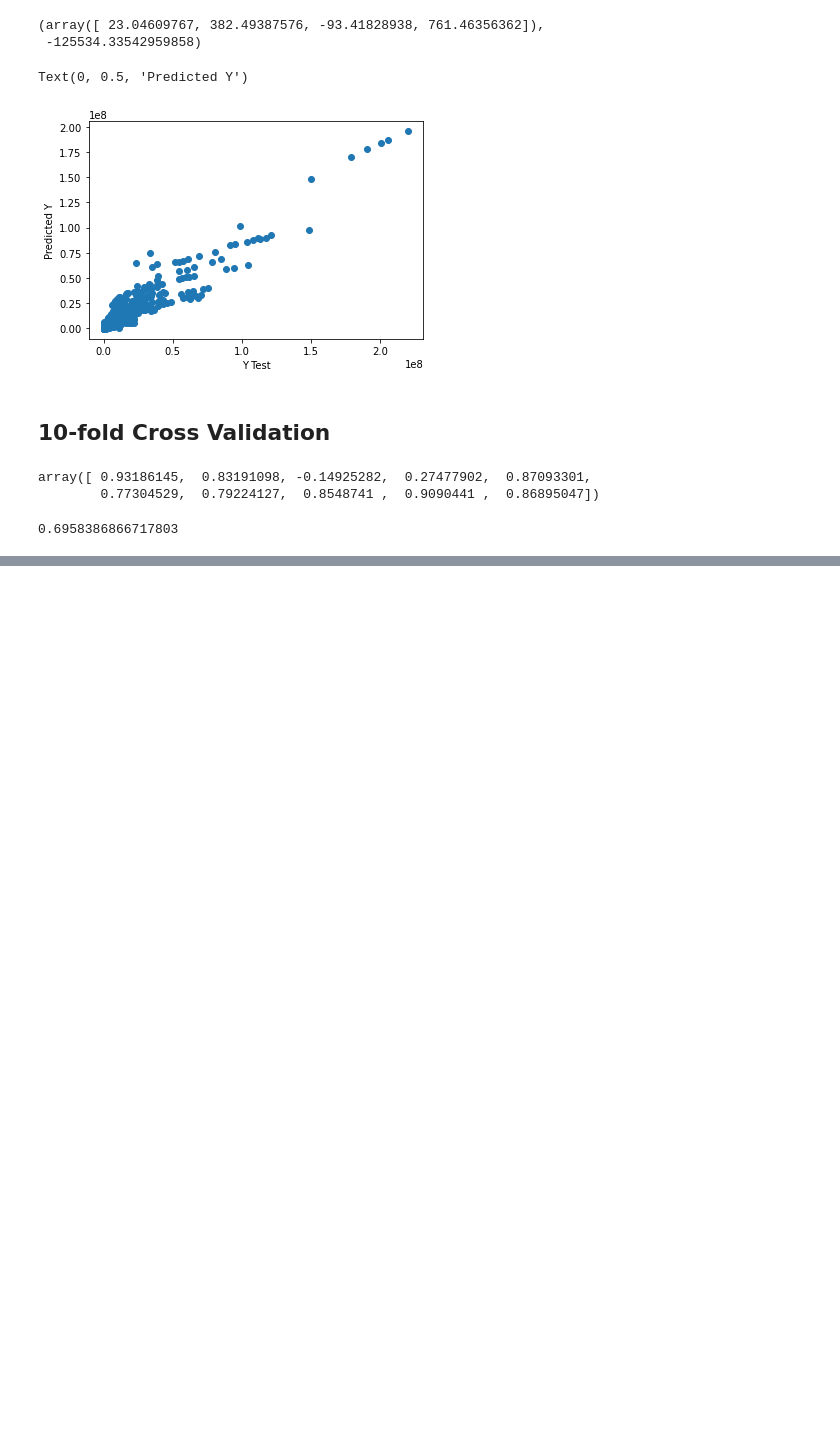
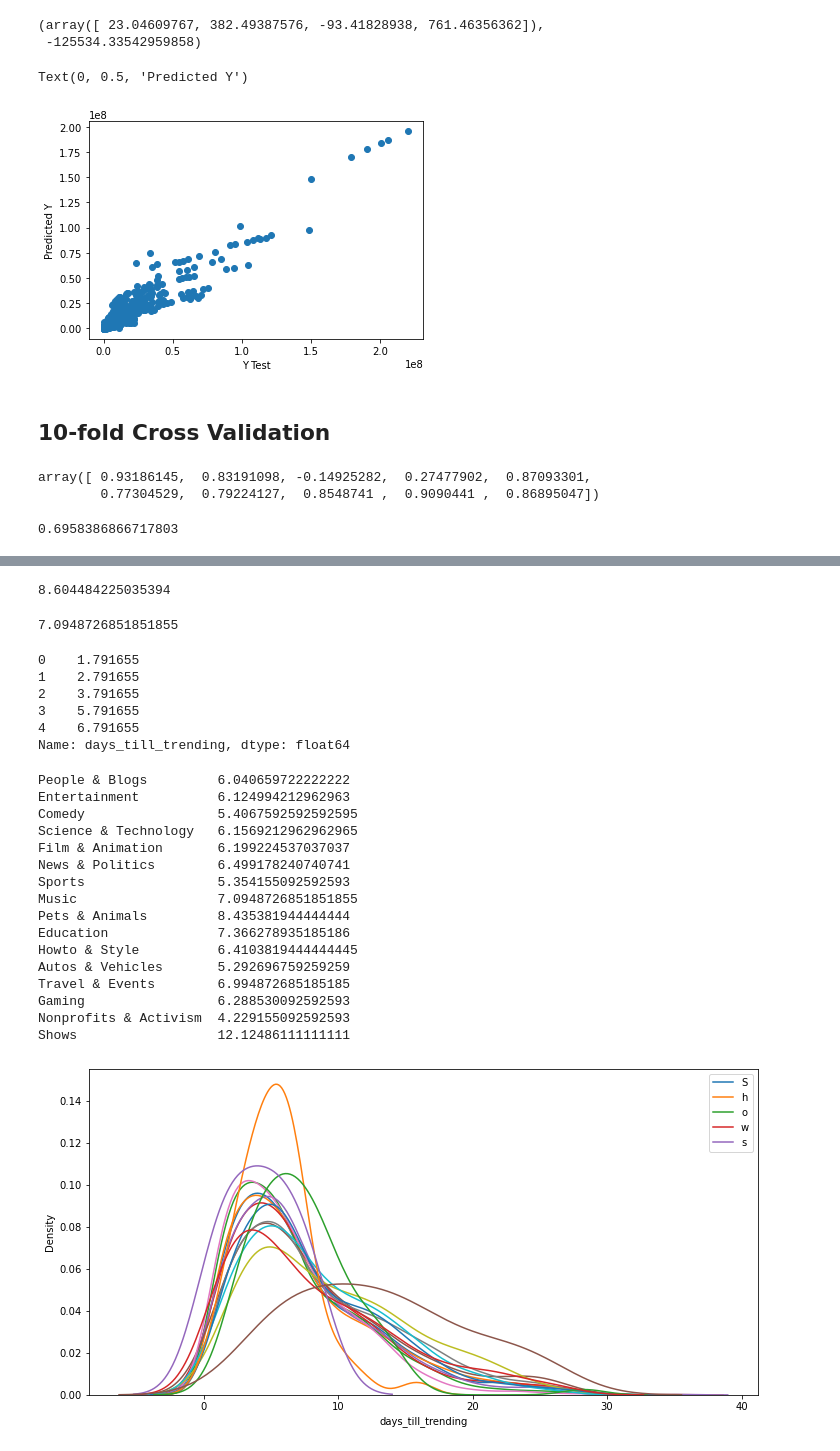
Before and after one commit to julialu-nini/ds-youtube-project, a Jupyter notebook: YouTube videos EDA.ipynb, the cells around one changed output, grey strips where cells are left out. Saved outputs shown, nothing was run; the diff lists cells and outputs as text; code cells hidden in the pictures; blank space fills up the shorter version.

```diff
--- a/YouTube videos EDA.ipynb
+++ b/YouTube videos EDA.ipynb
@@ -281,0 +229,44 @@ array(['People & Blogs', 'Entertainment', 'Comedy',
+# %%
+popular['days_till_trending'].mean()
+# %% [output]
+8.604484225035394
+# %%
+popular['days_till_trending'].median()
+# %% [output]
+7.0948726851851855
+# %%
+popular['days_till_trending'].mode()
+# %% [output]
+0    1.791655
+1    2.791655
+2    3.791655
+3    5.791655
+4    6.791655
+Name: days_till_trending, dtype: float64
+# %%
+fig, ax = plt.subplots(figsize=(12, 6))
+popular_time = []
+for category in videos['snippet.title'].unique():
+    popular = videos[(videos['snippet.title']==category) & (videos['views']>=1000000)]
+    sns.kdeplot(popular['days_till_trending'])
+    plt.legend(labels=category)
+    print(category.ljust(22," "), popular['days_till_trending'].median())
+    popular_time.append([category, popular['days_till_trending'].median()])
+# %% [output]
+People & Blogs         6.040659722222222
+Entertainment          6.124994212962963
+Comedy                 5.4067592592592595
+Science & Technology   6.1569212962962965
+Film & Animation       6.199224537037037
+News & Politics        6.499178240740741
+Sports                 5.354155092592593
+Music                  7.0948726851851855
+Pets & Animals         8.435381944444444
+Education              7.366278935185186
+Howto & Style          6.4103819444444445
+Autos & Vehicles       5.292696759259259
+Travel & Events        6.994872685185185
+Gaming                 6.288530092592593
+Nonprofits & Activism  4.229155092592593
+Shows                  12.12486111111111
+[figure, added]
```
Also changed, not shown: parts of 13 cells of this notebook.
